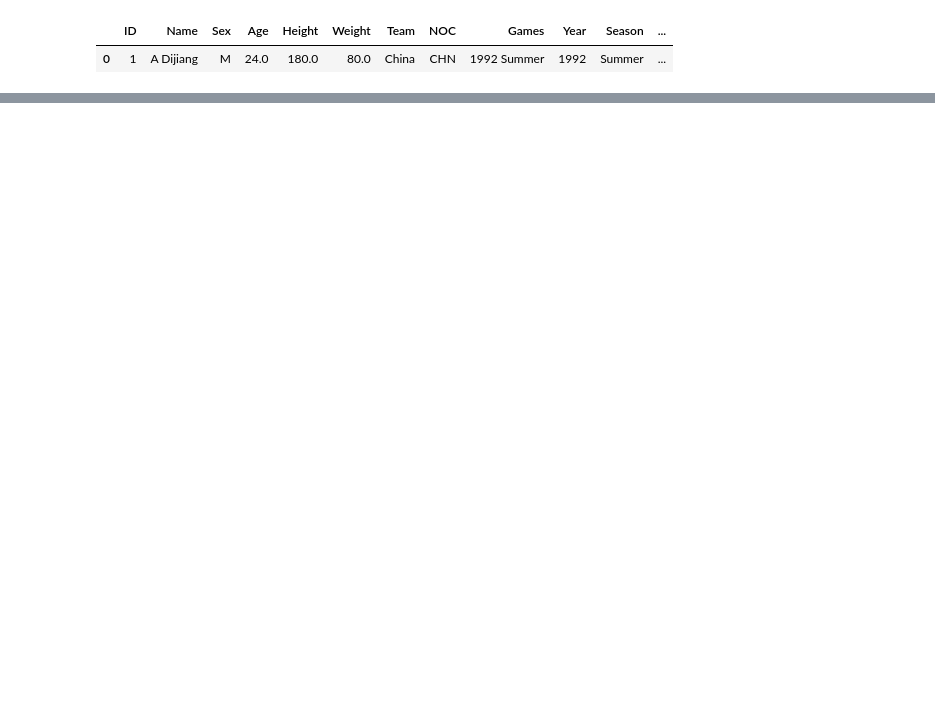
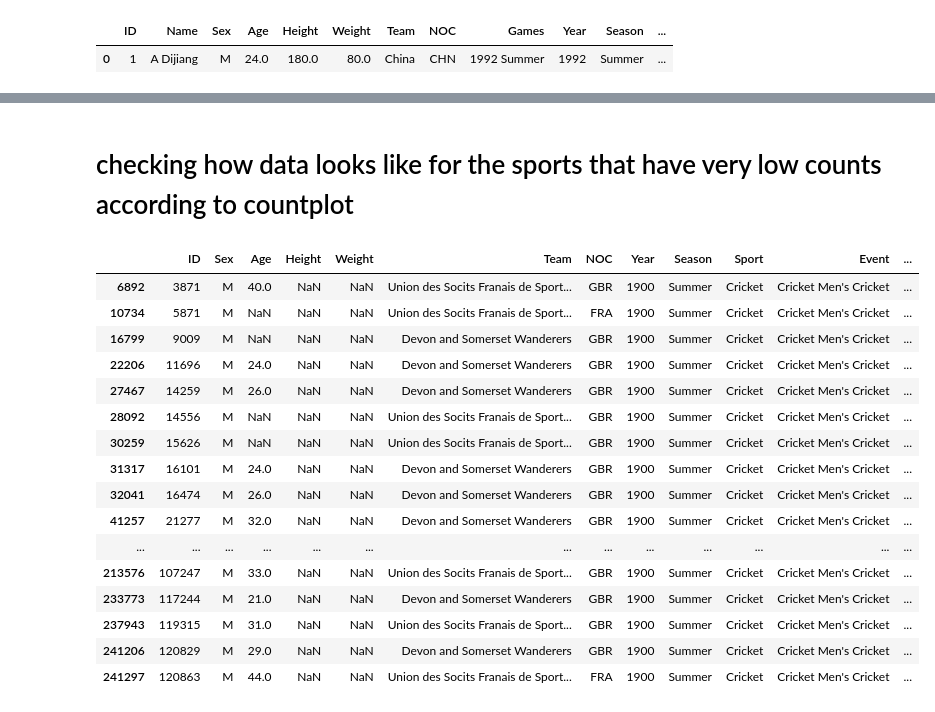
Before and after one commit to khushboonyman/teaching-machine, a Jupyter notebook: DataScienceProject.ipynb, the cells around one changed output, grey strips where cells are left out. Saved outputs shown, nothing was run; the diff lists cells and outputs as text; code cells hidden in the pictures; blank space fills up the shorter version.

```diff
--- a/DataScienceProject.ipynb
+++ b/DataScienceProject.ipynb
@@ -68,0 +53,22 @@ olympicData['Height'] = olympicData['Height']/100
+# %% [markdown]
+# checking how data looks like for the sports that have very low counts according to countplot
+# %%
+olympicData[olympicData['Sport'].isin(['Cricket'])]
+# %% [output]
+|  | ID | Sex | Age | Height | Weight | Team | NOC | Year | Season | Sport | Event | ... |
+| 6892 | 3871 | M | 40.0 | NaN | NaN | Union des Socits Franais de Sport... | GBR | 1900 | Summer | Cricket | Cricket Men's Cricket | ... |
+| 10734 | 5871 | M | NaN | NaN | NaN | Union des Socits Franais de Sport... | FRA | 1900 | Summer | Cricket | Cricket Men's Cricket | ... |
+| 16799 | 9009 | M | NaN | NaN | NaN | Devon and Somerset Wanderers | GBR | 1900 | Summer | Cricket | Cricket Men's Cricket | ... |
+| 22206 | 11696 | M | 24.0 | NaN | NaN | Devon and Somerset Wanderers | GBR | 1900 | Summer | Cricket | Cricket Men's Cricket | ... |
+| 27467 | 14259 | M | 26.0 | NaN | NaN | Devon and Somerset Wanderers | GBR | 1900 | Summer | Cricket | Cricket Men's Cricket | ... |
+| 28092 | 14556 | M | NaN | NaN | NaN | Union des Socits Franais de Sport... | GBR | 1900 | Summer | Cricket | Cricket Men's Cricket | ... |
+| 30259 | 15626 | M | NaN | NaN | NaN | Union des Socits Franais de Sport... | GBR | 1900 | Summer | Cricket | Cricket Men's Cricket | ... |
+| 31317 | 16101 | M | 24.0 | NaN | NaN | Devon and Somerset Wanderers | GBR | 1900 | Summer | Cricket | Cricket Men's Cricket | ... |
+| 32041 | 16474 | M | 26.0 | NaN | NaN | Devon and Somerset Wanderers | GBR | 1900 | Summer | Cricket | Cricket Men's Cricket | ... |
+| 41257 | 21277 | M | 32.0 | NaN | NaN | Devon and Somerset Wanderers | GBR | 1900 | Summer | Cricket | Cricket Men's Cricket | ... |
+| ... | ... | ... | ... | ... | ... | ... | ... | ... | ... | ... | ... | ... |
+| 213576 | 107247 | M | 33.0 | NaN | NaN | Union des Socits Franais de Sport... | GBR | 1900 | Summer | Cricket | Cricket Men's Cricket | ... |
+| 233773 | 117244 | M | 21.0 | NaN | NaN | Devon and Somerset Wanderers | GBR | 1900 | Summer | Cricket | Cricket Men's Cricket | ... |
+| 237943 | 119315 | M | 31.0 | NaN | NaN | Union des Socits Franais de Sport... | GBR | 1900 | Summer | Cricket | Cricket Men's Cricket | ... |
+| 241206 | 120829 | M | 29.0 | NaN | NaN | Devon and Somerset Wanderers | GBR | 1900 | Summer | Cricket | Cricket Men's Cricket | ... |
+| 241297 | 120863 | M | 44.0 | NaN | NaN | Union des Socits Franais de Sport... | FRA | 1900 | Summer | Cricket | Cricket Men's Cricket | ... |
```
Also changed, not shown: parts of 36 cells of this notebook.
